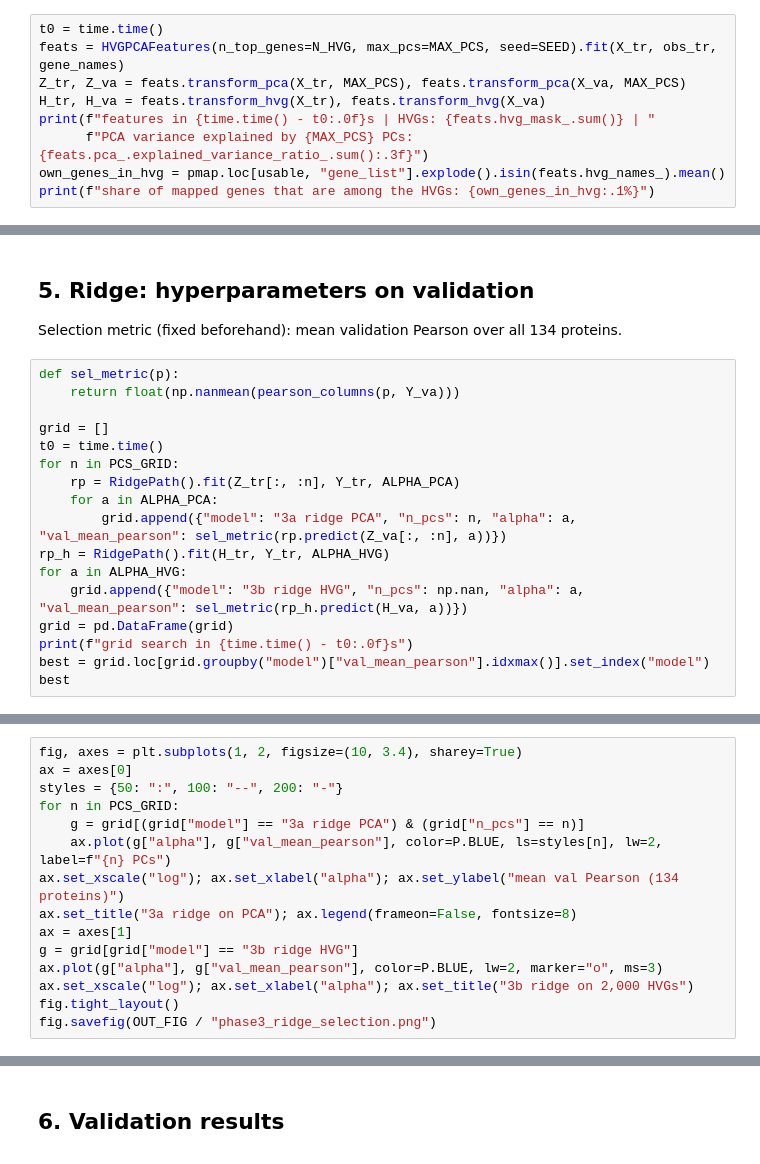
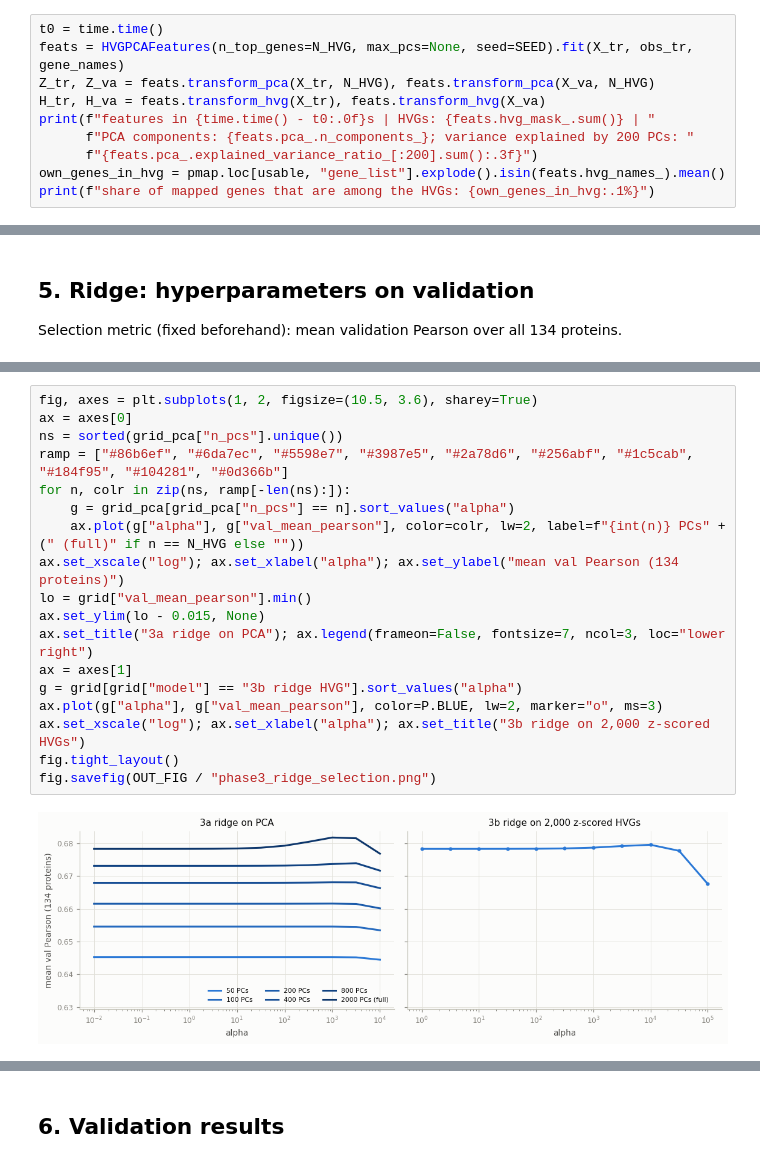
Before and after one commit to ardaqas/citeseq-rna-to-protein-transfer, a Jupyter notebook: notebooks/03_baselines.ipynb, the cells around one changed output, grey strips where cells are left out. Cells and saved outputs as stored; diff of their text form.

```diff
--- a/notebooks/03_baselines.ipynb
+++ b/notebooks/03_baselines.ipynb
@@ -114,10 +136,11 @@ del rna, adt, Y_all, R
 ## 3. Train-only features: HVG, scaling, PCA
 # %%
 t0 = time.time()
-feats = HVGPCAFeatures(n_top_genes=N_HVG, max_pcs=MAX_PCS, seed=SEED).fit(X_tr, obs_tr, gene_names)
-Z_tr, Z_va = feats.transform_pca(X_tr, MAX_PCS), feats.transform_pca(X_va, MAX_PCS)
+feats = HVGPCAFeatures(n_top_genes=N_HVG, max_pcs=None, seed=SEED).fit(X_tr, obs_tr, gene_names)
+Z_tr, Z_va = feats.transform_pca(X_tr, N_HVG), feats.transform_pca(X_va, N_HVG)
 H_tr, H_va = feats.transform_hvg(X_tr), feats.transform_hvg(X_va)
 print(f"features in {time.time() - t0:.0f}s | HVGs: {feats.hvg_mask_.sum()} | "
-      f"PCA variance explained by {MAX_PCS} PCs: {feats.pca_.explained_variance_ratio_.sum():.3f}")
+      f"PCA components: {feats.pca_.n_components_}; variance explained by 200 PCs: "
+      f"{feats.pca_.explained_variance_ratio_[:200].sum():.3f}")
 own_genes_in_hvg = pmap.loc[usable, "gene_list"].explode().isin(feats.hvg_names_).mean()
 print(f"share of mapped genes that are among the HVGs: {own_genes_in_hvg:.1%}")
@@ -136,20 +181,3 @@ print("own-gene slopes < 0 (primary set):", int((own.slope_[SETS.to_numpy() == '
 ## 5. Ridge: hyperparameters on validation
 
 Selection metric (fixed beforehand): mean validation Pearson over all 134 proteins.
-# %%
-def sel_metric(p):
-    return float(np.nanmean(pearson_columns(p, Y_va)))
-
-grid = []
-t0 = time.time()
-for n in PCS_GRID:
-    rp = RidgePath().fit(Z_tr[:, :n], Y_tr, ALPHA_PCA)
-    for a in ALPHA_PCA:
-        grid.append({"model": "3a ridge PCA", "n_pcs": n, "alpha": a, "val_mean_pearson": sel_metric(rp.predict(Z_va[:, :n], a))})
-rp_h = RidgePath().fit(H_tr, Y_tr, ALPHA_HVG)
-for a in ALPHA_HVG:
-    grid.append({"model": "3b ridge HVG", "n_pcs": np.nan, "alpha": a, "val_mean_pearson": sel_metric(rp_h.predict(H_va, a))})
-grid = pd.DataFrame(grid)
-print(f"grid search in {time.time() - t0:.0f}s")
-best = grid.loc[grid.groupby("model")["val_mean_pearson"].idxmax()].set_index("model")
-best
@@ -156,18 +259,23 @@ best
 # %%
-fig, axes = plt.subplots(1, 2, figsize=(10, 3.4), sharey=True)
+fig, axes = plt.subplots(1, 2, figsize=(10.5, 3.6), sharey=True)
 ax = axes[0]
-styles = {50: ":", 100: "--", 200: "-"}
-for n in PCS_GRID:
-    g = grid[(grid["model"] == "3a ridge PCA") & (grid["n_pcs"] == n)]
-    ax.plot(g["alpha"], g["val_mean_pearson"], color=P.BLUE, ls=styles[n], lw=2, label=f"{n} PCs")
+ns = sorted(grid_pca["n_pcs"].unique())
+ramp = ["#86b6ef", "#6da7ec", "#5598e7", "#3987e5", "#2a78d6", "#256abf", "#1c5cab", "#184f95", "#104281", "#0d366b"]
+for n, colr in zip(ns, ramp[-len(ns):]):
+    g = grid_pca[grid_pca["n_pcs"] == n].sort_values("alpha")
+    ax.plot(g["alpha"], g["val_mean_pearson"], color=colr, lw=2, label=f"{int(n)} PCs" + (" (full)" if n == N_HVG else ""))
 ax.set_xscale("log"); ax.set_xlabel("alpha"); ax.set_ylabel("mean val Pearson (134 proteins)")
-ax.set_title("3a ridge on PCA"); ax.legend(frameon=False, fontsize=8)
+lo = grid["val_mean_pearson"].min()
+ax.set_ylim(lo - 0.015, None)
+ax.set_title("3a ridge on PCA"); ax.legend(frameon=False, fontsize=7, ncol=3, loc="lower right")
 ax = axes[1]
-g = grid[grid["model"] == "3b ridge HVG"]
+g = grid[grid["model"] == "3b ridge HVG"].sort_values("alpha")
 ax.plot(g["alpha"], g["val_mean_pearson"], color=P.BLUE, lw=2, marker="o", ms=3)
-ax.set_xscale("log"); ax.set_xlabel("alpha"); ax.set_title("3b ridge on 2,000 HVGs")
+ax.set_xscale("log"); ax.set_xlabel("alpha"); ax.set_title("3b ridge on 2,000 z-scored HVGs")
 fig.tight_layout()
 fig.savefig(OUT_FIG / "phase3_ridge_selection.png")
+# %% [output]
+[figure, added]
 # %%
 b = best.loc["3a ridge PCA"]
 n_best, a_best = int(b["n_pcs"]), float(b["alpha"])
```
Also changed, not shown: parts of 21 cells of this notebook, 8 other files.
